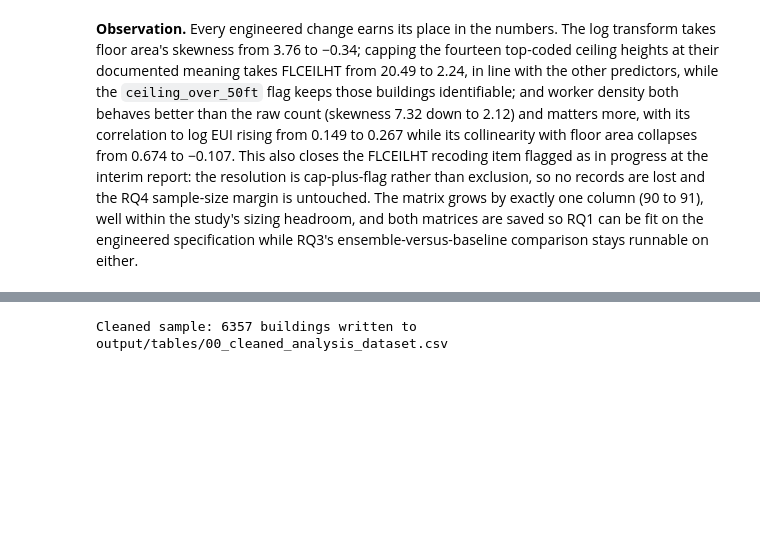
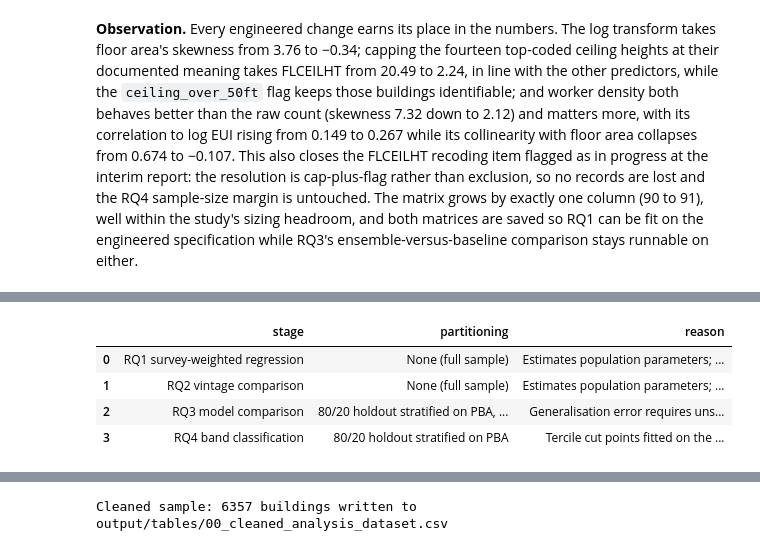
Before and after one commit to Shaman2320/QM640_Capstone_BuildingEnergyPerfromance, a Jupyter notebook: notebooks/cbecs_eda_pipeline.ipynb, the cells around one changed output, grey strips where cells are left out. Drawn from its saved outputs; the diff is of its cells as text; code cells hidden in the pictures; blank space fills up the shorter version.

```diff
--- a/notebooks/cbecs_eda_pipeline.ipynb
+++ b/notebooks/cbecs_eda_pipeline.ipynb
@@ -645,0 +911,85 @@ Saved engineered matrix -> output/tables/10_rq1_engineered_predictor_matrix.csv
+# %%
+# ---- Assertion 1: no predictor derives from the consumption or expenditure block ----
+# Substring matching is too blunt here: "CNS" appears in WLCNS and RFCNS, which are wall
+# and roof construction materials and are perfectly legitimate predictors. The rule below
+# matches CBECS naming precisely instead. Consumption and expenditure variables either end
+# in BTU or EXP, are one of the fuel-specific CNS variables, or carry the Z prefix that
+# marks an imputation flag on a consumption value.
+import re as _re
+
+LEAKY_PATTERNS = [
+    r"^MFBTU$",              # total major-fuel consumption, the numerator of the response
+    r"BTU$",                 # every fuel and end-use consumption estimate
+    r"EXP$",                 # every fuel and end-use expenditure estimate
+    r"^(EL|NG|FK|DH)CNS$",   # fuel-specific consumption in native units
+    r"^Z",                   # imputation flags on consumption and expenditure values
+    r"^(log_)?EUI$",         # the response itself and its logarithm
+]
+
+def is_leaky(colname):
+    """True if the column is downstream of the response. Dummies are tested on their
+    base variable, so PBA_15 is judged as PBA rather than as its own name."""
+    base = _re.sub(r"_-?\d+(\.\d+)?$", "", colname)
+    return any(_re.search(pat, base.upper() if not pat.startswith("^(log_")
+                          else base, _re.IGNORECASE) for pat in LEAKY_PATTERNS)
+
+# Sanity-check the rule itself before trusting its verdict on the matrix.
+assert is_leaky("MFBTU") and is_leaky("ELHTBTU") and is_leaky("NGEXP") and is_leaky("ZMFBTU")
+assert not is_leaky("WLCNS_2") and not is_leaky("RFCNS_8") and not is_leaky("MAINCL_3.0")
+print("Leakage rule self-test PASSED (flags consumption columns, spares WLCNS/RFCNS/MAINCL)")
+
+leaky_in_baseline = [c for c in X.columns if is_leaky(c)]
+leaky_in_rq1 = [c for c in X_rq1.columns if is_leaky(c)]
+
+assert not leaky_in_baseline, f"Leakage in baseline matrix: {leaky_in_baseline}"
+assert not leaky_in_rq1, f"Leakage in engineered matrix: {leaky_in_rq1}"
+
+n_leaky_available = sum(is_leaky(c) for c in raw.columns)
+print("\nAssertion 1 PASSED - no consumption-derived predictors")
+print(f"  Consumption/expenditure/flag columns in the raw file: {n_leaky_available}")
+print(f"  Admitted as predictors in either matrix:              0")
+
+# ---- Assertion 2: the response is a function of MFBTU and SQFT only ----------------
+recomputed = np.log(df[FUEL_VAR] / df["SQFT"])
+assert np.allclose(recomputed, df["log_EUI"]), "log_EUI is not MFBTU/SQFT as documented"
+print("\nAssertion 2 PASSED - log_EUI = ln(MFBTU / SQFT), no other input")
+
+# ---- Assertion 3: every transform is row-wise, so nothing is fitted on the sample --
+# A transform fitted on the sample (a mean, a scale factor, a quantile) would give a
+# different answer on a subset. A row-wise transform gives an identical answer. Taking
+# an arbitrary subset and recomputing the engineered columns tests exactly that.
+probe = df.sample(frac=0.30, random_state=42)
+probe_eng = pd.DataFrame(index=probe.index)
+probe_eng["ln_SQFT"] = np.log(probe["SQFT"])
+probe_eng["FLCEILHT_capped"] = probe["FLCEILHT"].clip(upper=50)
+probe_eng["ceiling_over_50ft"] = (probe["FLCEILHT"] == 995).astype(int)
+probe_eng["worker_density_per_1000sqft"] = probe["NWKER"] / probe["SQFT"] * 1000
+
+for col in probe_eng.columns:
+    assert np.allclose(probe_eng[col], X_rq1.loc[probe.index, col]), \
+        f"{col} changed when recomputed on a subset - it is fitted, not row-wise"
+
+print(f"\nAssertion 3 PASSED - all {probe_eng.shape[1]} engineered columns are row-wise")
+print(f"  Verified by recomputation on a {len(probe):,}-building random subset")
+
+# ---- Split protocol, stated here so the modelling notebooks inherit it -------------
+SPLIT_PROTOCOL = pd.DataFrame([
+    {"stage": "RQ1 survey-weighted regression", "partitioning": "None (full sample)",
+     "reason": "Estimates population parameters; variance from 151 JK2 replicates"},
+    {"stage": "RQ2 vintage comparison", "partitioning": "None (full sample)",
+     "reason": "Estimates population parameters; variance from 151 JK2 replicates"},
+    {"stage": "RQ3 model comparison", "partitioning": "80/20 holdout stratified on PBA, "
+     "plus 5-fold CV repeated 5 times", "reason": "Generalisation error requires unseen data"},
+    {"stage": "RQ4 band classification", "partitioning": "80/20 holdout stratified on PBA",
+     "reason": "Tercile cut points fitted on the training partition only"},
+])
+SPLIT_SEED = 42
+SPLIT_TEST_SIZE = 0.20
+protocol_path = os.path.join(TAB_DIR, "12_train_test_protocol.csv")
+SPLIT_PROTOCOL.to_csv(protocol_path, index=False)
+
+print(f"\nSplit protocol: test_size={SPLIT_TEST_SIZE}, seed={SPLIT_SEED}, "
+      f"stratified on principal building activity")
+print(f"Saved -> {protocol_path}")
+SPLIT_PROTOCOL
+# %% [output]
@@ -645,0 +1009,5 @@ Saved engineered matrix -> output/tables/10_rq1_engineered_predictor_matrix.csv
+|  | stage | partitioning | reason |
+| 0 | RQ1 survey-weighted regression | None (full sample) | Estimates population parameters; ... |
+| 1 | RQ2 vintage comparison | None (full sample) | Estimates population parameters; ... |
+| 2 | RQ3 model comparison | 80/20 holdout stratified on PBA, ... | Generalisation error requires uns... |
+| 3 | RQ4 band classification | 80/20 holdout stratified on PBA | Tercile cut points fitted on the ... |
```
Also changed, not shown: parts of 21 cells of this notebook, 4 other files.
